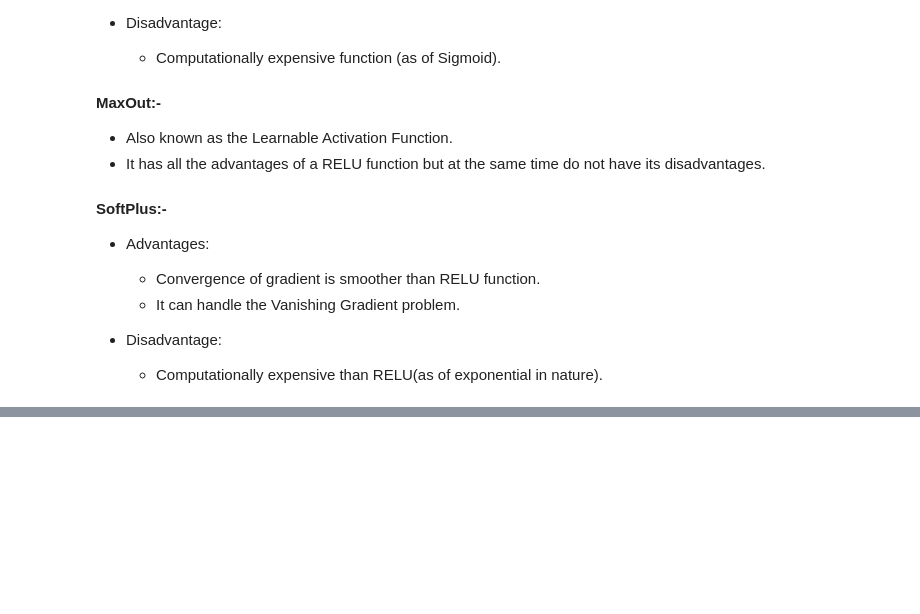
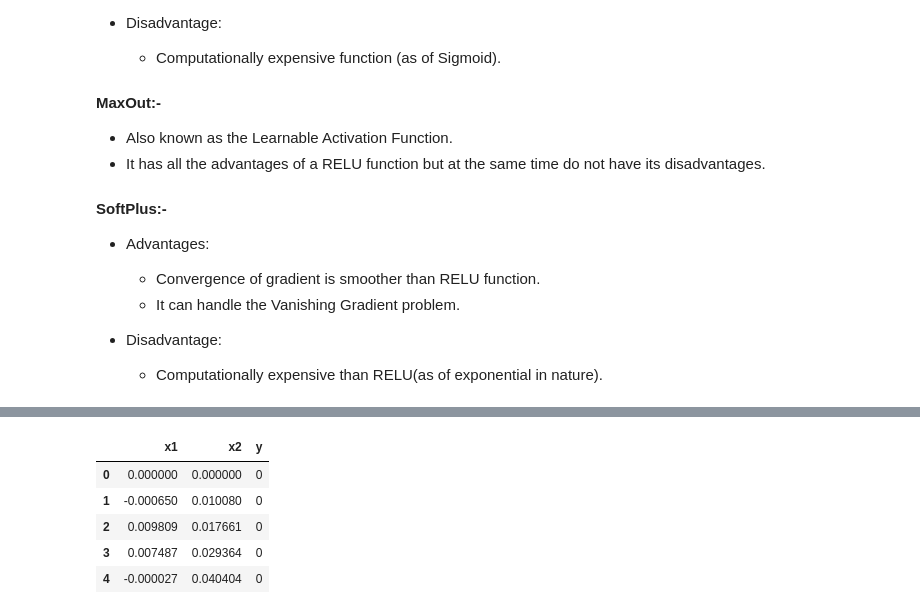
Before and after one commit to 28101991SUNNY/Neural-Networks, a Jupyter notebook: 02_n-layer_Neural Network.ipynb, the cells around one changed output, grey strips where cells are left out. Cells and saved outputs as stored; diff of their text form; code cells hidden in the pictures; blank space fills up the shorter version.

```diff
--- a/02_n-layer_Neural Network.ipynb
+++ b/02_n-layer_Neural Network.ipynb
@@ -677,0 +1020,15 @@ https://www.linkedin.com/pulse/top-10-activation-functions-advantages-disadvanta
+# %%
+import pandas as pd
+import matplotlib.pyplot as plt
+import numpy as np
+
+
+df = pd.read_csv("spiral.csv")
+df.head()
+# %% [output]
+|  | x1 | x2 | y |
+| 0 | 0.000000 | 0.000000 | 0 |
+| 1 | -0.000650 | 0.010080 | 0 |
+| 2 | 0.009809 | 0.017661 | 0 |
+| 3 | 0.007487 | 0.029364 | 0 |
+| 4 | -0.000027 | 0.040404 | 0 |
```
Also changed, not shown: parts of 64 cells of this notebook.
